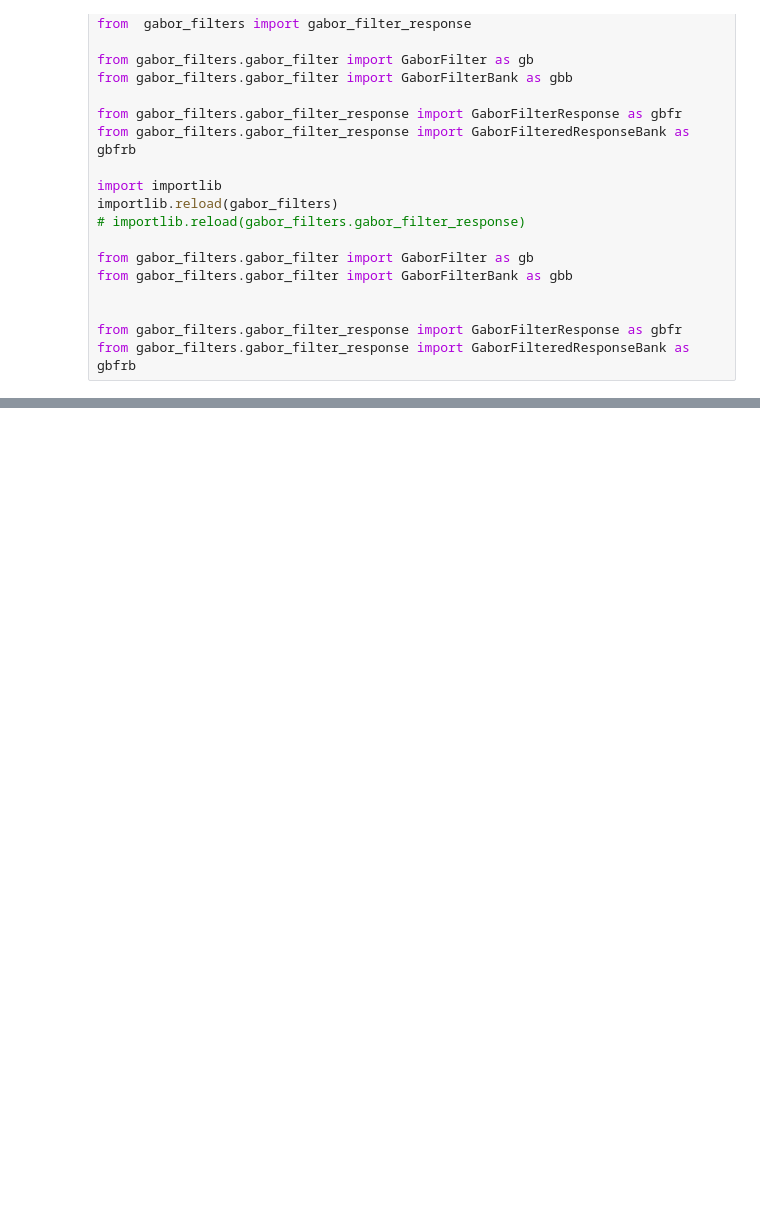
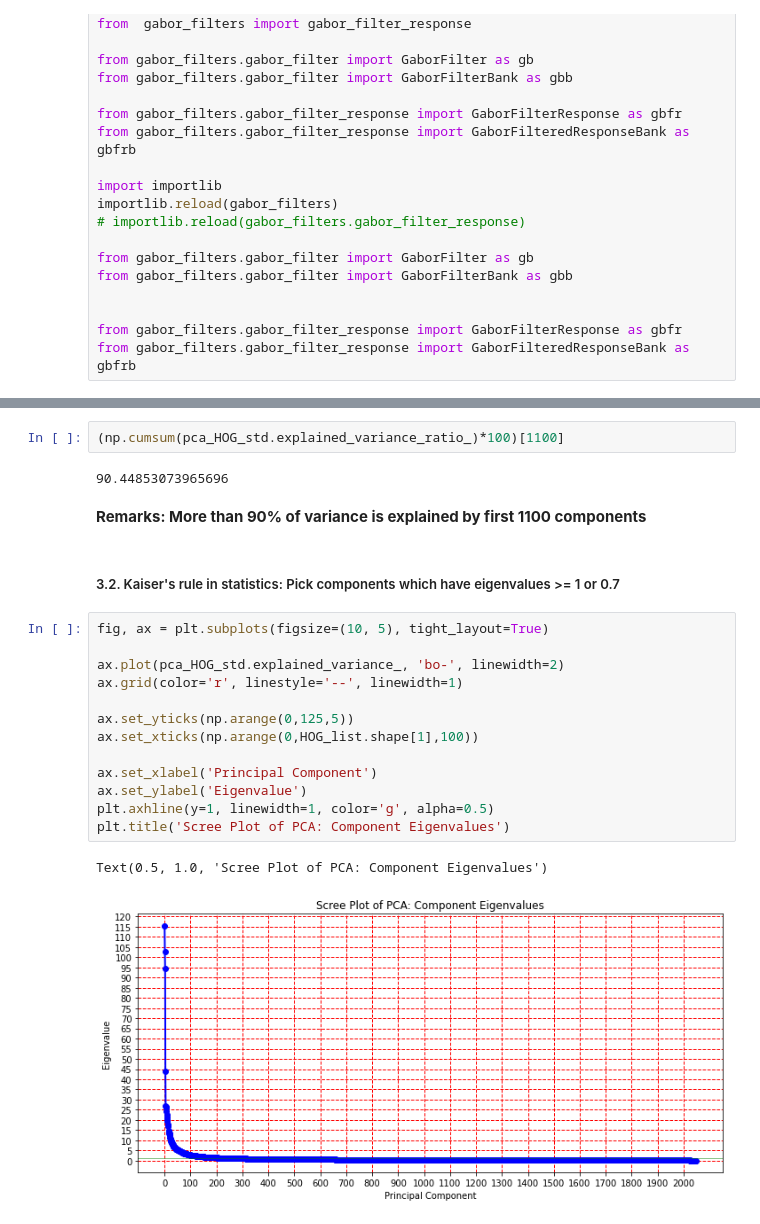
Before and after one commit to ledvic/_Plankton_Zooscan-Machine_Learning, a Jupyter notebook: _pyscripts/extract_gabor_filter_for_dataset.ipynb, the cells around one changed output, grey strips where cells are left out. Cells and saved outputs as stored; diff of their text form; blank space fills up the shorter version.

```diff
--- a/_pyscripts/extract_gabor_filter_for_dataset.ipynb
+++ b/_pyscripts/extract_gabor_filter_for_dataset.ipynb
@@ -77,0 +166,24 @@ NameError: name 'gbfrb' is not defined
+# %%
+(np.cumsum(pca_HOG_std.explained_variance_ratio_)*100)[1100]
+# %% [output]
+90.44853073965696
+# %% [markdown]
+<b>Remarks: More than 90% of variance is explained by first 1100 components</b>
+# %% [markdown]
+##### 3.2. Kaiser's rule in statistics: Pick components which have eigenvalues >= 1 or 0.7
+# %%
+fig, ax = plt.subplots(figsize=(10, 5), tight_layout=True)
+
+ax.plot(pca_HOG_std.explained_variance_, 'bo-', linewidth=2)
+ax.grid(color='r', linestyle='--', linewidth=1)
+
+ax.set_yticks(np.arange(0,125,5))
+ax.set_xticks(np.arange(0,HOG_list.shape[1],100))
+
+ax.set_xlabel('Principal Component')
+ax.set_ylabel('Eigenvalue')
+plt.axhline(y=1, linewidth=1, color='g', alpha=0.5)
+plt.title('Scree Plot of PCA: Component Eigenvalues')
+# %% [output]
+Text(0.5, 1.0, 'Scree Plot of PCA: Component Eigenvalues')
+[figure, added]
```
Also changed, not shown: parts of 74 cells of this notebook, 4 other files.
